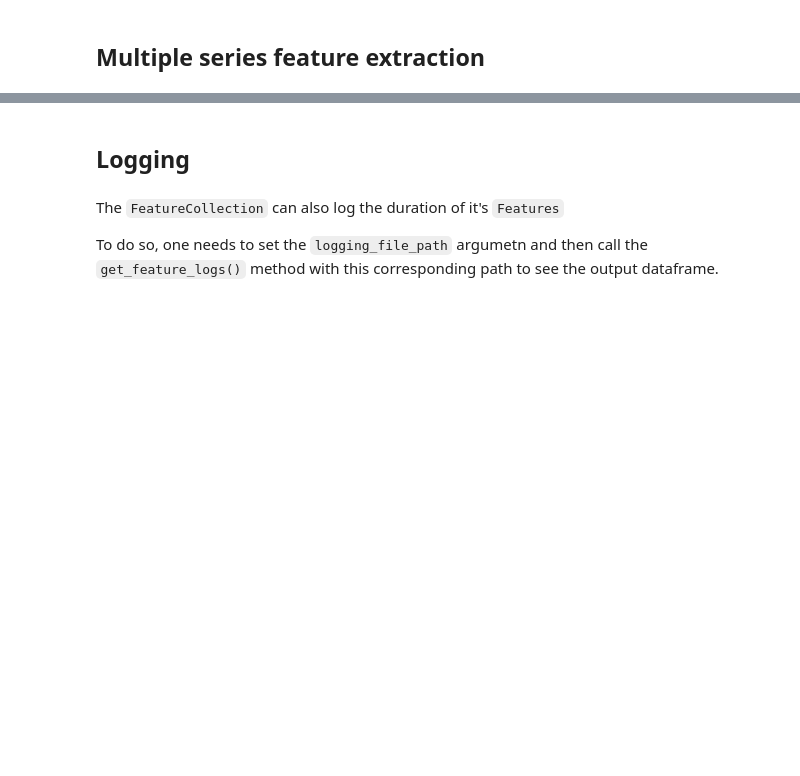
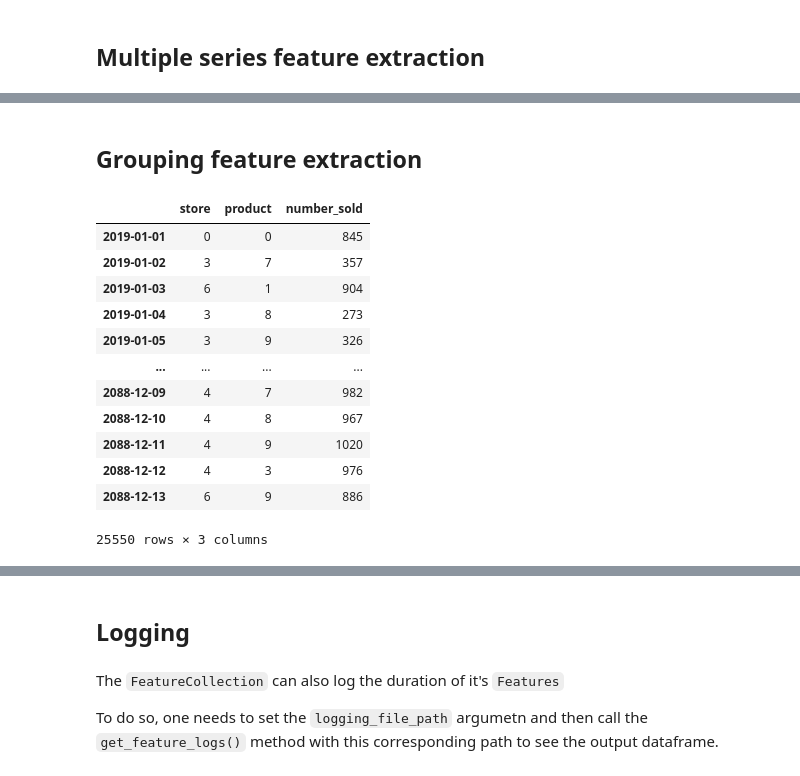
Before and after one commit to predict-idlab/tsflex, a Jupyter notebook: examples/verbose_example.ipynb, the cells around one changed output, grey strips where cells are left out. Drawn from its saved outputs; the diff is of its cells as text; code cells hidden in the pictures; blank space fills up the shorter version.

```diff
--- a/examples/verbose_example.ipynb
+++ b/examples/verbose_example.ipynb
@@ -431 +424,30 @@ EDA: (
 2 rows × 26 columns
+# %% [markdown]
+## Grouping feature extraction
+# %%
+# Loading data
+df_grp = pd.read_parquet("data/grouped_data.parquet").set_index("Date")
+df_grp = df_grp.sort_index()
+df_grp.set_index(
+    pd.date_range("2019-01-01", periods=len(df_grp.index), freq="D"), inplace=True
+)
+
+
+# !!! The data MUST datetime Indexed
+assert isinstance(df_grp.index, pd.DatetimeIndex)
+
+df_grp
+# %% [output]
+|  | store | product | number_sold |
+| 2019-01-01 | 0 | 0 | 845 |
+| 2019-01-02 | 3 | 7 | 357 |
+| 2019-01-03 | 6 | 1 | 904 |
+| 2019-01-04 | 3 | 8 | 273 |
+| 2019-01-05 | 3 | 9 | 326 |
+| ... | ... | ... | ... |
+| 2088-12-09 | 4 | 7 | 982 |
+| 2088-12-10 | 4 | 8 | 967 |
+| 2088-12-11 | 4 | 9 | 1020 |
+| 2088-12-12 | 4 | 3 | 976 |
+| 2088-12-13 | 6 | 9 | 886 |
+25550 rows × 3 columns
```
Also changed, not shown: parts of 10 cells of this notebook.
